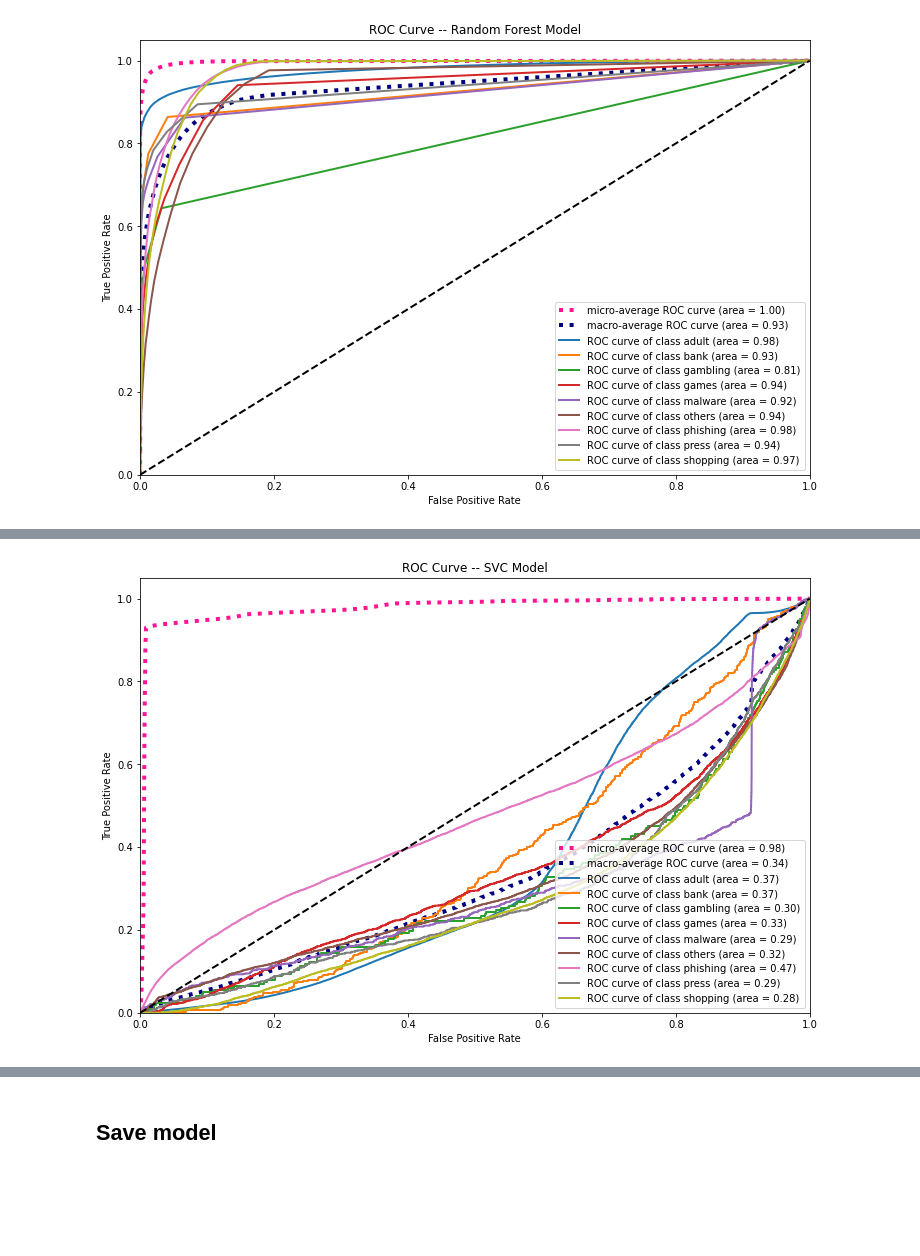
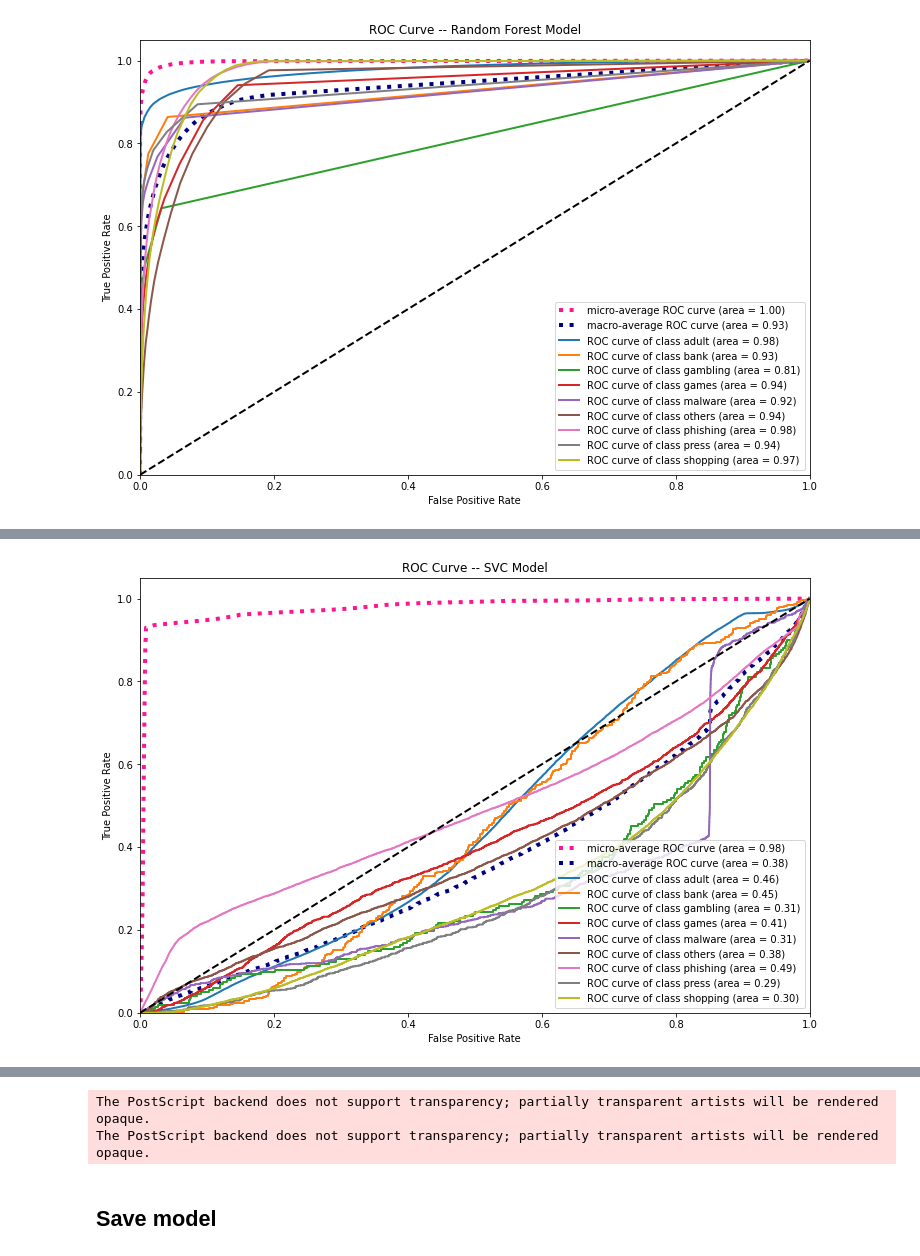
Before and after one commit to themains/pydomains, a Jupyter notebook: pydomains/models/toulouse_pred_2017_rf_svc.ipynb, the cells around one changed output, grey strips where cells are left out. Drawn from its saved outputs; the diff is of its cells as text; code cells hidden in the pictures; blank space fills up the shorter version.

Commit message:
update jupyter notebook to output ROC in EPS formate

```diff
--- a/pydomains/models/toulouse_pred_2017_rf_svc.ipynb
+++ b/pydomains/models/toulouse_pred_2017_rf_svc.ipynb
@@ -364,11 +390,3 @@ plt.legend(loc="lower right")
 plt.show()
 # %% [output]
 [figure]
-# %%
-%%time
-from sklearn import svm
-
-#svc_model = svm.SVC(probability=True, random_state=21, max_iter=-1, tol=0.001,verbose=True)
-svc_model = svm.SVC(probability=True, random_state=21, max_iter=10, tol=0.01, verbose=True)
-# Fit on training data
-svc_model.fit(X_train, y_train_lab)
@@ -382,6 +392,0 @@ SVC(C=1.0, break_ties=False, cache_size=200, class_weight=None, coef0=0.0,
-# %%
-%%time
-#svc_model = svm.SVC(probability=True, random_state=21, max_iter=-1, tol=0.001,verbose=True)
-svc_model = svm.SVC(probability=True, random_state=21, max_iter=100, tol=0.01, verbose=True)
-# Fit on training data
-svc_model.fit(X_train, y_train_lab)
@@ -395,6 +392,0 @@ SVC(C=1.0, break_ties=False, cache_size=200, class_weight=None, coef0=0.0,
-# %%
-%%time
-#svc_model = svm.SVC(probability=True, random_state=21, max_iter=-1, tol=0.001,verbose=True)
-svc_model = svm.SVC(probability=True, random_state=21, max_iter=400, tol=0.001, verbose=True)
-# Fit on training data
-svc_model.fit(X_train, y_train_lab)
@@ -408,3 +418,9 @@ SVC(C=1.0, break_ties=False, cache_size=200, class_weight=None, coef0=0.0,
+# %%
+import pickle
+
+# Load from file
+with open('models/toulouse_cat_2017_svm.pickle', 'rb') as file:
+    svc_model = pickle.load(file)
 # %%
 %%time
 # Actual class predictions
@@ -445,32 +461,32 @@ svc_tpr["macro"] = svc_mean_tpr
 svc_roc_auc["macro"] = auc(svc_fpr["macro"], svc_tpr["macro"])
 
 # Plot all ROC curves
-plt.figure(1, figsize=(12, 8))
+fig = plt.figure(1, figsize=(12, 8))
 plt.plot(svc_fpr["micro"], svc_tpr["micro"],
          label='micro-average ROC curve (area = {0:0.2f})'
                ''.format(svc_roc_auc["micro"]),
          color='deeppink', linestyle=':', linewidth=4)
 
 plt.plot(svc_fpr["macro"], svc_tpr["macro"],
          label='macro-average ROC curve (area = {0:0.2f})'
                ''.format(svc_roc_auc["macro"]),
          color='navy', linestyle=':', linewidth=4)
 
 cmap = plt.get_cmap("tab10")
 colors = cycle([cmap(i) for i in range(n_classes)])
 
 for i, color in zip(range(n_classes), colors):
     plt.plot(svc_fpr[i], svc_tpr[i], color=color, lw=lw,
              label='ROC curve of class {0} (area = {1:0.2f})'
              ''.format(class_labels[i], svc_roc_auc[i]))
 
 plt.plot([0, 1], [0, 1], 'k--', lw=lw)
 plt.xlim([0.0, 1.0])
 plt.ylim([0.0, 1.05])
 plt.xlabel('False Positive Rate')
 plt.ylabel('True Positive Rate')
 plt.title('ROC Curve -- SVC Model')
 plt.legend(loc="lower right")
 plt.show()
 # %% [output]
-[figure, old version]
+[figure, new version]
@@ -479,2 +495,7 @@ Wall time: 3.04 s
+# %%
+fig.savefig('./roc/roc-toulouse-2017-svc.eps', format='eps', dpi=300);
+# %% [output]
+The PostScript backend does not support transparency; partially transparent artists will be rendered opaque.
+The PostScript backend does not support transparency; partially transparent artists will be rendered opaque.
 # %% [markdown]
 ## Save model
```
Also changed, not shown: parts of 17 cells of this notebook, 6 other files.
